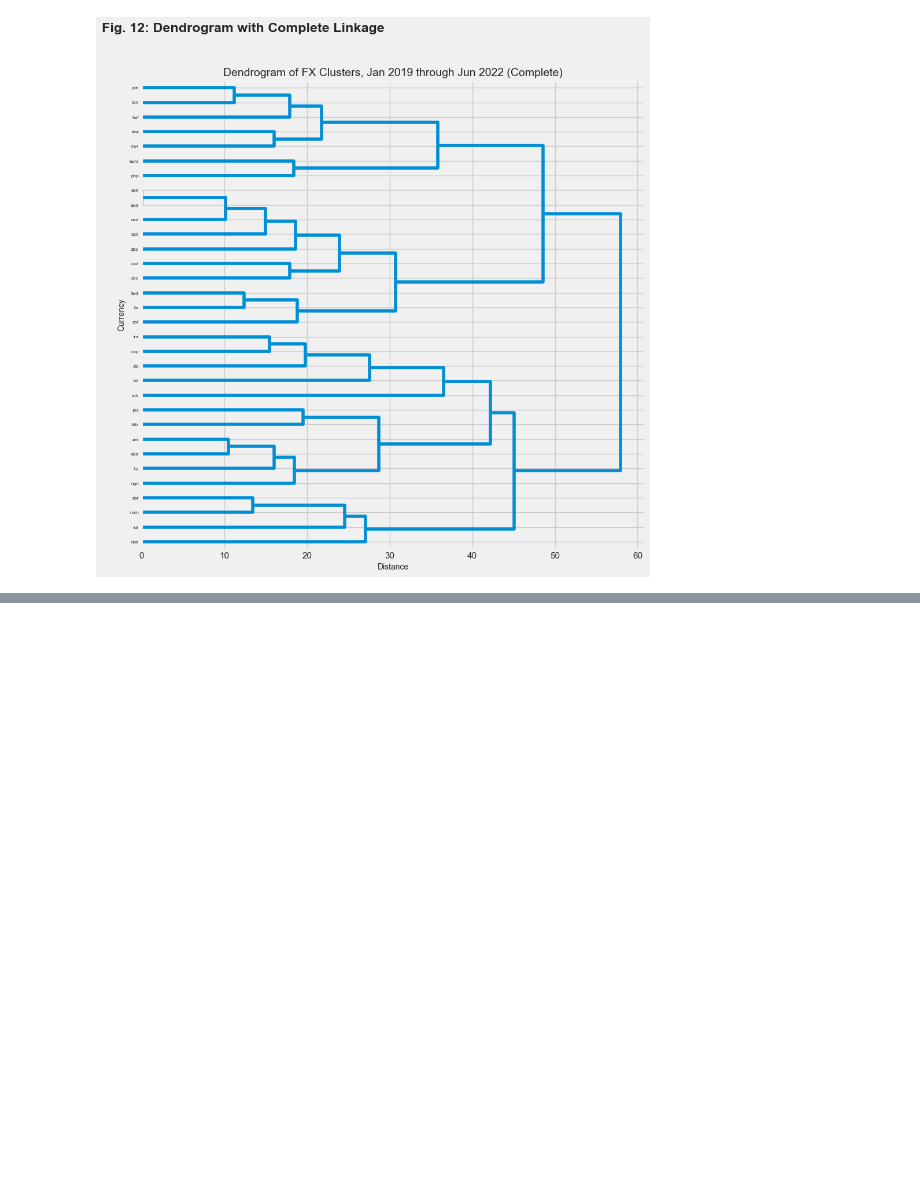
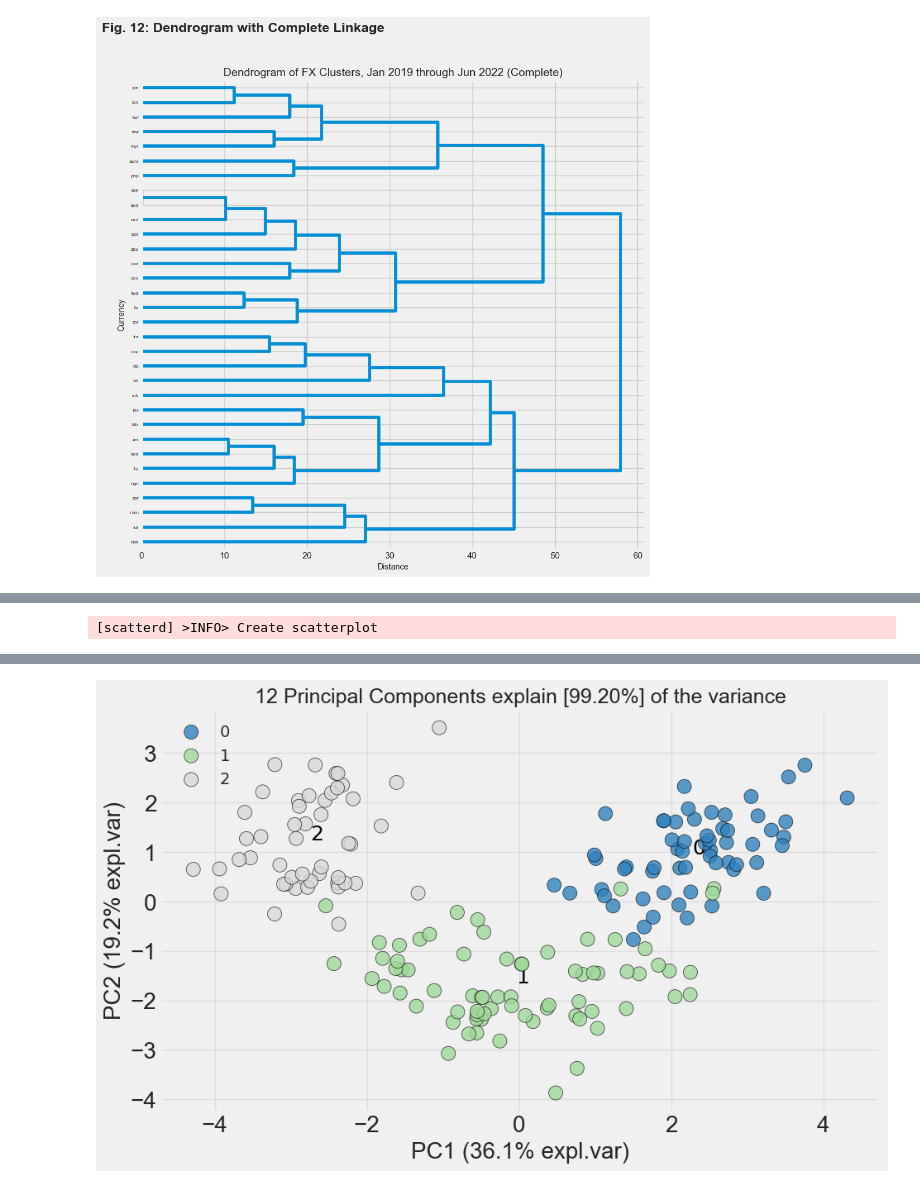
Before and after one commit to adevrent/WQU_DP, a Jupyter notebook: WQU_ML/M2.ipynb, the cells around one changed output, grey strips where cells are left out. Saved outputs shown, nothing was run; the diff lists cells and outputs as text; code cells hidden in the pictures; blank space fills up the shorter version.

```diff
--- a/WQU_ML/M2.ipynb
+++ b/WQU_ML/M2.ipynb
@@ -1311,0 +1483,8 @@ plt.show()
+# %%
+# Make plots
+
+# Scatter plot
+print("\033[1m" + "Fig. 2: Scatter plot of the Scores" + "\033[0m")
+fig, ax = model.scatter(figsize=(10, 6))
+# %% [output]
+[scatterd] >INFO> Create scatterplot
@@ -1311,0 +1493 @@ plt.show()
+[figure, added]
```
Also changed, not shown: parts of 24 cells of this notebook.
